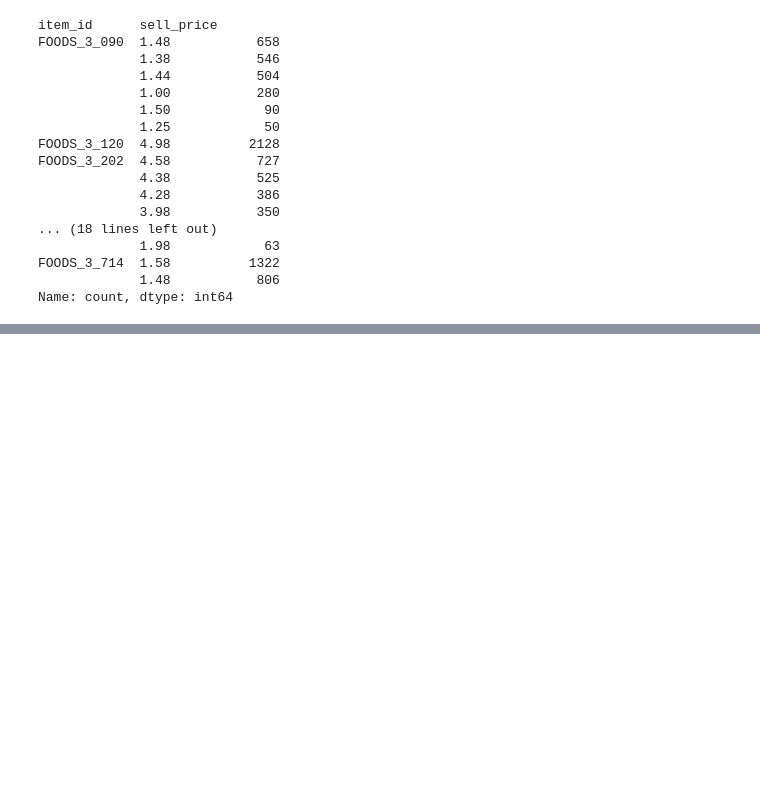
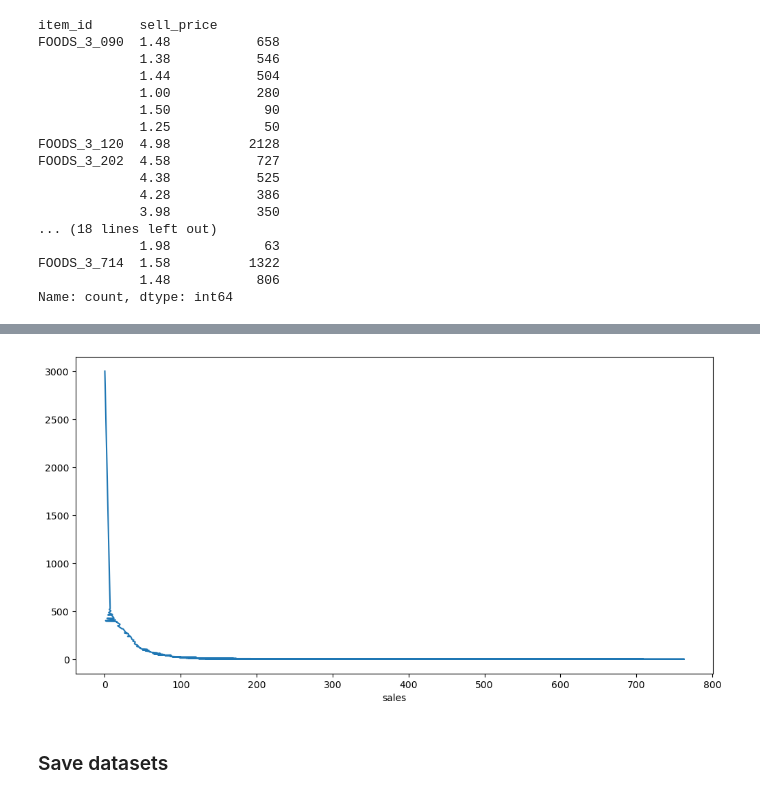
Before and after one commit to adrianriverof/Retail-Sales-Forecasting, a Jupyter notebook: 03_Notebooks/02_Development/02_Data_Quality.ipynb, the cells around one changed output, grey strips where cells are left out. Saved outputs shown, nothing was run; the diff lists cells and outputs as text; code cells hidden in the pictures; blank space fills up the shorter version.

```diff
--- a/03_Notebooks/02_Development/02_Data_Quality.ipynb
+++ b/03_Notebooks/02_Development/02_Data_Quality.ipynb
@@ -370,0 +417,4 @@ num.drop(columns='item_id', inplace = True)
+# %%
+num.sales.value_counts().plot(figsize = (12,6));
+# %% [output]
+[figure, added]
@@ -370,0 +425,2 @@ num.drop(columns='item_id', inplace = True)
+# %% [markdown]
+### Save datasets
```
Also changed, not shown: parts of 8 cells of this notebook, 3 other files.
